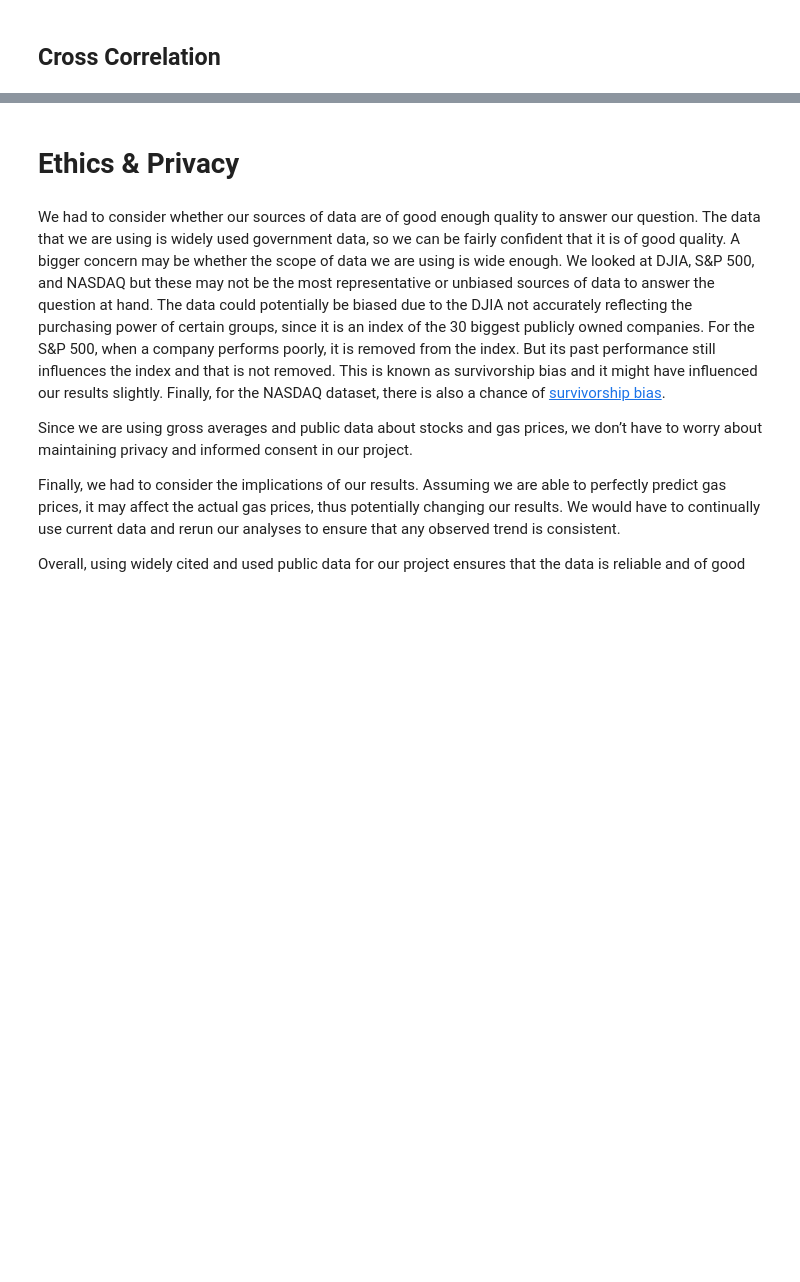
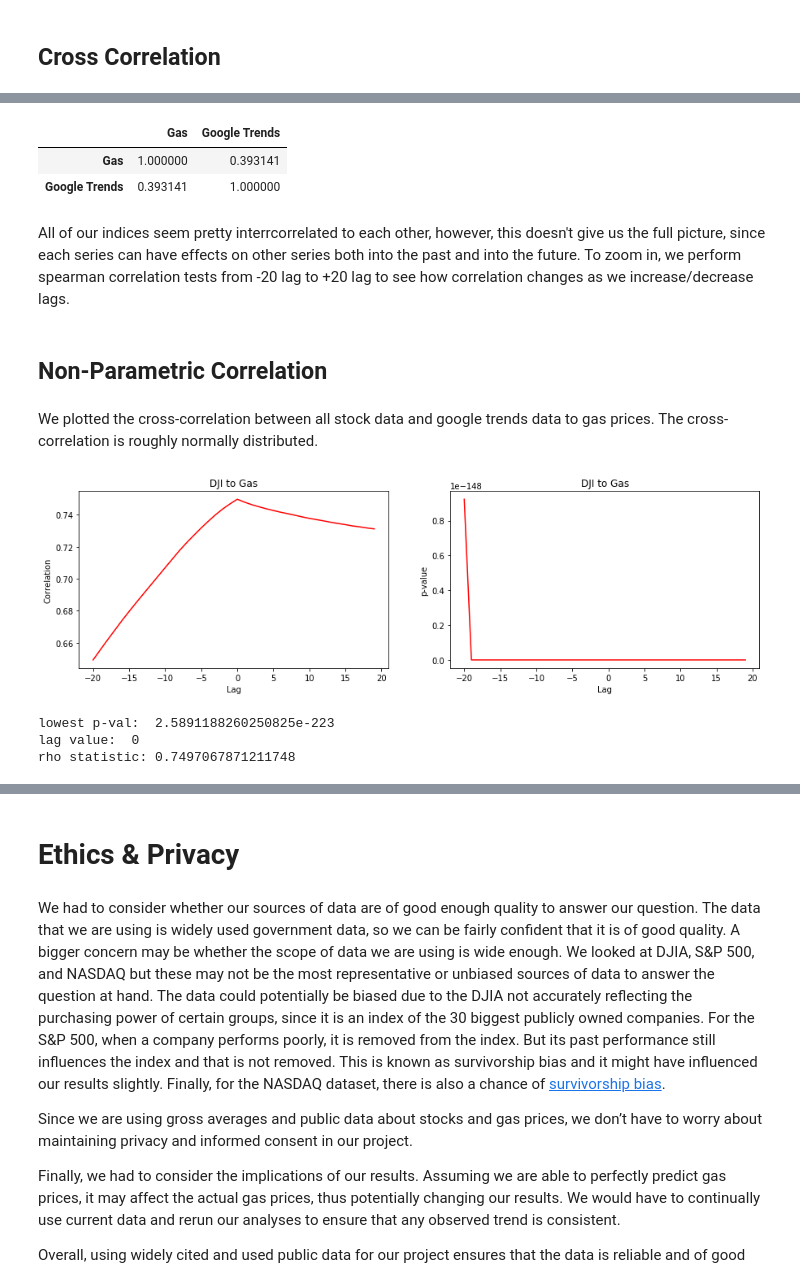
Before and after one commit to Allen-Z-4230/FutureGas, a Jupyter notebook: FinalProject_group40.ipynb, the cells around one changed output, grey strips where cells are left out. Drawn from its saved outputs; the diff is of its cells as text; code cells hidden in the pictures; blank space fills up the shorter version.

```diff
--- a/FinalProject_group40.ipynb
+++ b/FinalProject_group40.ipynb
@@ -789,0 +828,60 @@ if time permits: bagging
+# %%
+df_corr_trends.corr(method='spearman')
+# %% [output]
+|  | Gas | Google Trends |
+| Gas | 1.000000 | 0.393141 |
+| Google Trends | 0.393141 | 1.000000 |
+# %% [markdown]
+All of our indices seem pretty interrcorrelated to each other, however, this doesn't give us the full picture, since each series can have effects on other series both into the past and into the future. To zoom in, we perform spearman correlation tests from -20 lag to +20 lag to see how correlation changes as we increase/decrease lags.
+# %%
+rhos_dji = []
+pvals_dji = []
+rhos_sp500 = []
+pvals_sp500 = []
+rhos_nasdaq = []
+pvals_nasdaq = []
+rhos_trends = []
+pvals_trends = []
+
+for lag in range(-20, 20):
+    rho, pval = sp.stats.spearmanr(dji_array, pd.Series(gas_array).shift(lag).fillna(0))
+    rhos_dji.append(rho)
+    pvals_dji.append(pval)
+    rho, pval = sp.stats.spearmanr(SP500_array, pd.Series(gas_array).shift(lag).fillna(0))
+    rhos_sp500.append(rho)
+    pvals_sp500.append(pval)
+    rho, pval = sp.stats.spearmanr(NASDAQ_array, pd.Series(gas_array).shift(lag).fillna(0))
+    rhos_nasdaq.append(rho)
+    pvals_nasdaq.append(pval)
+    rho, pval = sp.stats.spearmanr(trends_array, pd.Series(gas_trends_array).shift(lag).fillna(0))
+    rhos_trends.append(rho)
+    pvals_trends.append(pval)
+# %% [markdown]
+## Non-Parametric Correlation
+# %% [markdown]
+We plotted the cross-correlation between all stock data and google trends data to gas prices. The cross-correlation is roughly normally distributed.
+# %%
+plt.figure(figsize=(15,4))
+plt.subplot(1, 2, 1)
+plt.plot(np.arange(-20, 20), rhos_dji, color = 'r')
+plt.xlabel("Lag")
+plt.ylabel("Correlation")
+plt.title('DJI to Gas')
+
+plt.subplot(1, 2, 2)
+plt.plot(np.arange(-20, 20), pvals_dji, color = 'r')
+plt.xlabel("Lag")
+plt.ylabel("p-value")
+plt.title('DJI to Gas')
+
+plt.show()
+# %% [output]
+[figure, added]
+# %%
+print('lowest p-val: ', min(pvals_dji))
+print('lag value: ', pvals_dji.index(min(pvals_dji)) - 20)
+print('rho statistic: {}'. format(rhos_dji[pvals_dji.index(min(pvals_dji))]))
+# %% [output]
+lowest p-val:  2.5891188260250825e-223
+lag value:  0
+rho statistic: 0.7497067871211748
```
Also changed, not shown: parts of 45 cells of this notebook.
